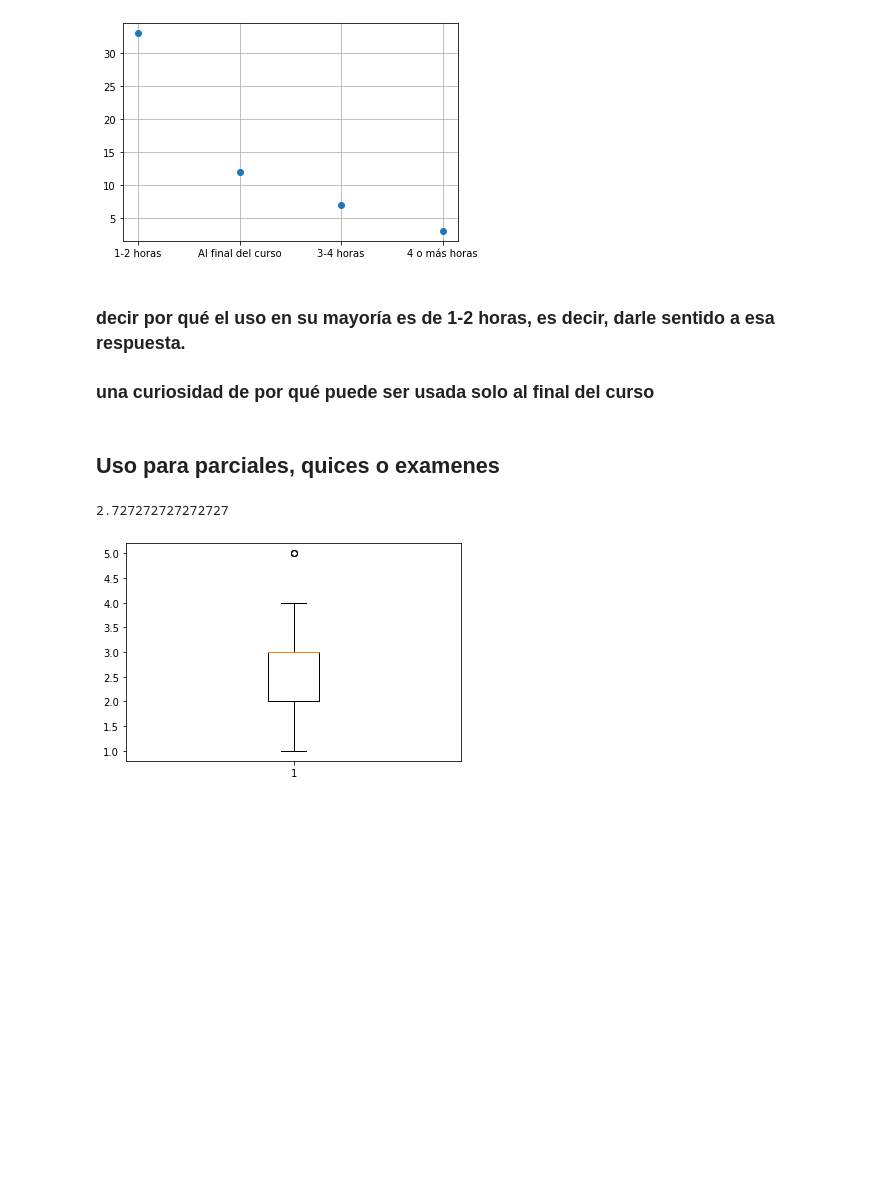
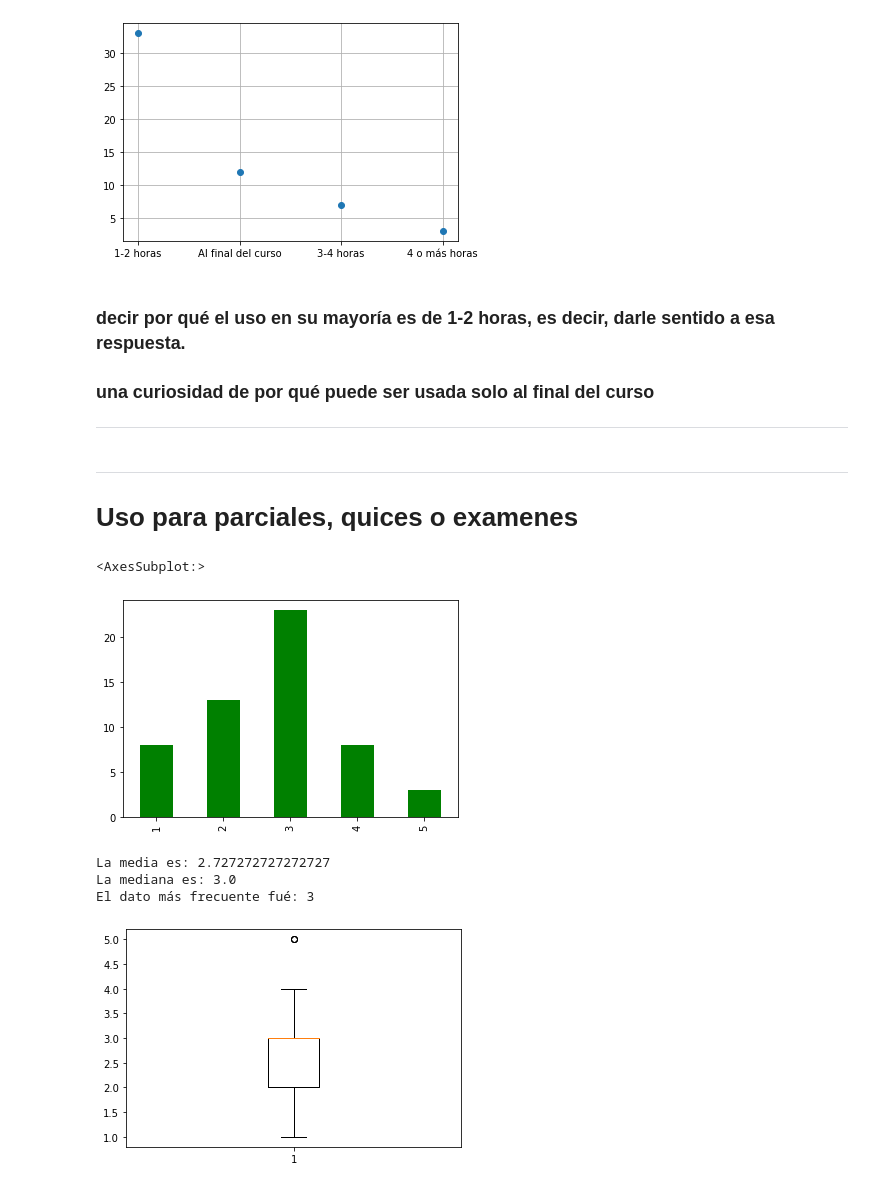
Before and after one commit to sebastianmora04/estadistica_j1, a Jupyter notebook: modelo.ipynb, the cells around one changed output. Drawn from its saved outputs; the diff is of its cells as text; code cells hidden in the pictures; blank space fills up the shorter version.

```diff
--- a/modelo.ipynb
+++ b/modelo.ipynb
@@ -139,12 +133,28 @@ plt.grid()
 # %% [markdown]
 ### decir por qué el uso en su mayoría es de 1-2 horas, es decir, darle sentido a esa respuesta.
 ### una curiosidad de por qué puede ser usada solo al final del curso
+------------------------------------------------
 # %% [markdown]
-## Uso para parciales, quices o examenes
+-------------------------------------
+# Uso para parciales, quices o examenes
-# %%
-print(df['Frecuencia pruebas'].mean())
-# %% [output]
-2.727272727272727
+# %%
+x2 = df['Frecuencia pruebas'].value_counts()
+x2.sort_index().plot(kind = 'bar', color= 'green')
+# %% [output]
+<AxesSubplot:>
+[figure, added]
+# %%
+ftp = df['Frecuencia pruebas']
+mediapp = ftp.mean()
+medianpp = ftp.median()
+modapp = stat.mode(ftp)
+print('La media es: ' + str(mediapp) )
+print('La mediana es: ' + str(medianpp))
+print('El dato más frecuente fué: '+ str(modapp))
+# %% [output]
+La media es: 2.727272727272727
+La mediana es: 3.0
+El dato más frecuente fué: 3
 # %%
 plt.boxplot(df['Frecuencia pruebas'])
 plt.show()
```
Also changed, not shown: parts of 23 cells of this notebook.
